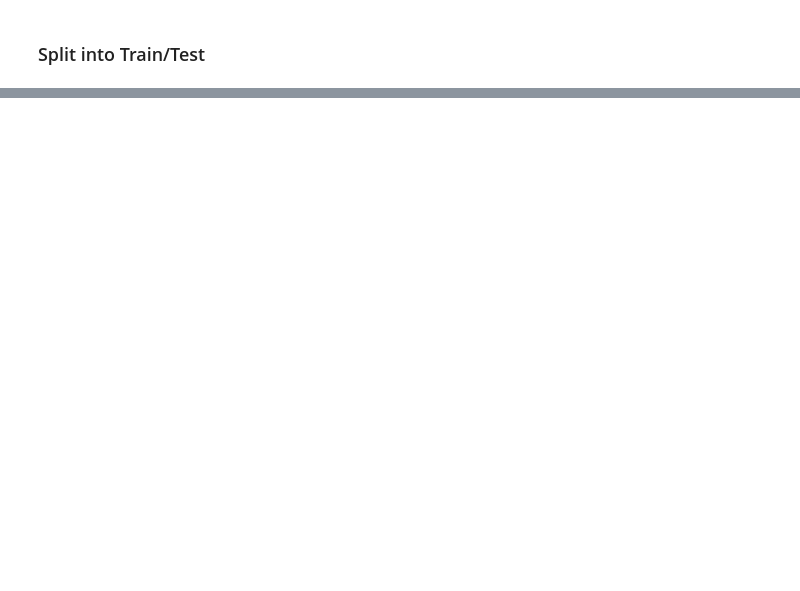
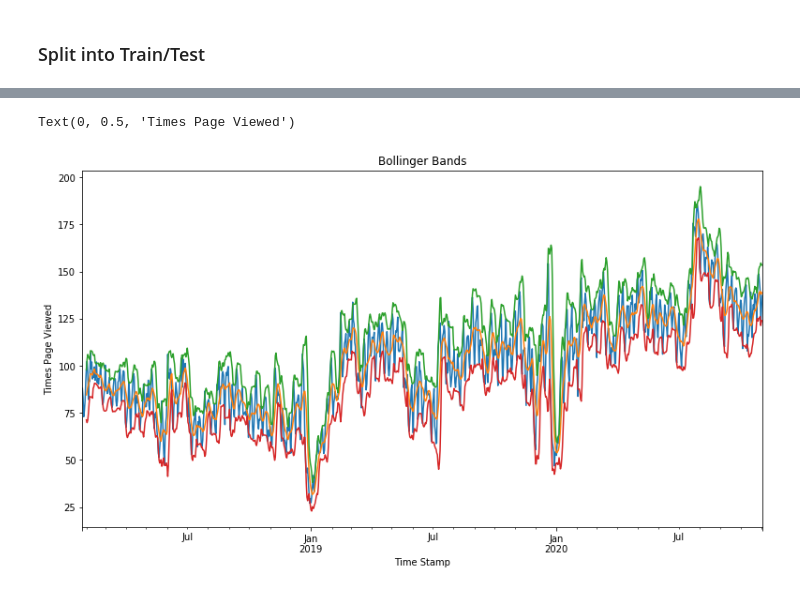
Before and after one commit to dbojado/anomaly-detection-exercises, a Jupyter notebook: time_series_anomaly_detection.ipynb, the cells around one changed output, grey strips where cells are left out. Cells and saved outputs as stored; diff of their text form; code cells hidden in the pictures; blank space fills up the shorter version.

```diff
--- a/time_series_anomaly_detection.ipynb
+++ b/time_series_anomaly_detection.ipynb
@@ -158,0 +176,16 @@ Can you label students who are viewing both the web dev and data science curricu
+# %%
+ema_long = df_unique_daily_events.page_viewed.ewm(span=7, adjust=False).mean()
+midband = ema_long.rolling(7).mean()
+ub = midband + ema_long.rolling(7).std()*1.5
+lb = midband - ema_long.rolling(7).std()*1.5
+
+ema_long.plot(figsize=(13, 7))
+midband.plot()
+ub.plot()
+lb.plot()
+plt.title('Bollinger Bands')
+plt.xlabel('Time Stamp')
+plt.ylabel('Times Page Viewed')
+# %% [output]
+Text(0, 0.5, 'Times Page Viewed')
+[figure, added]
```
Also changed, not shown: parts of 17 cells of this notebook.
